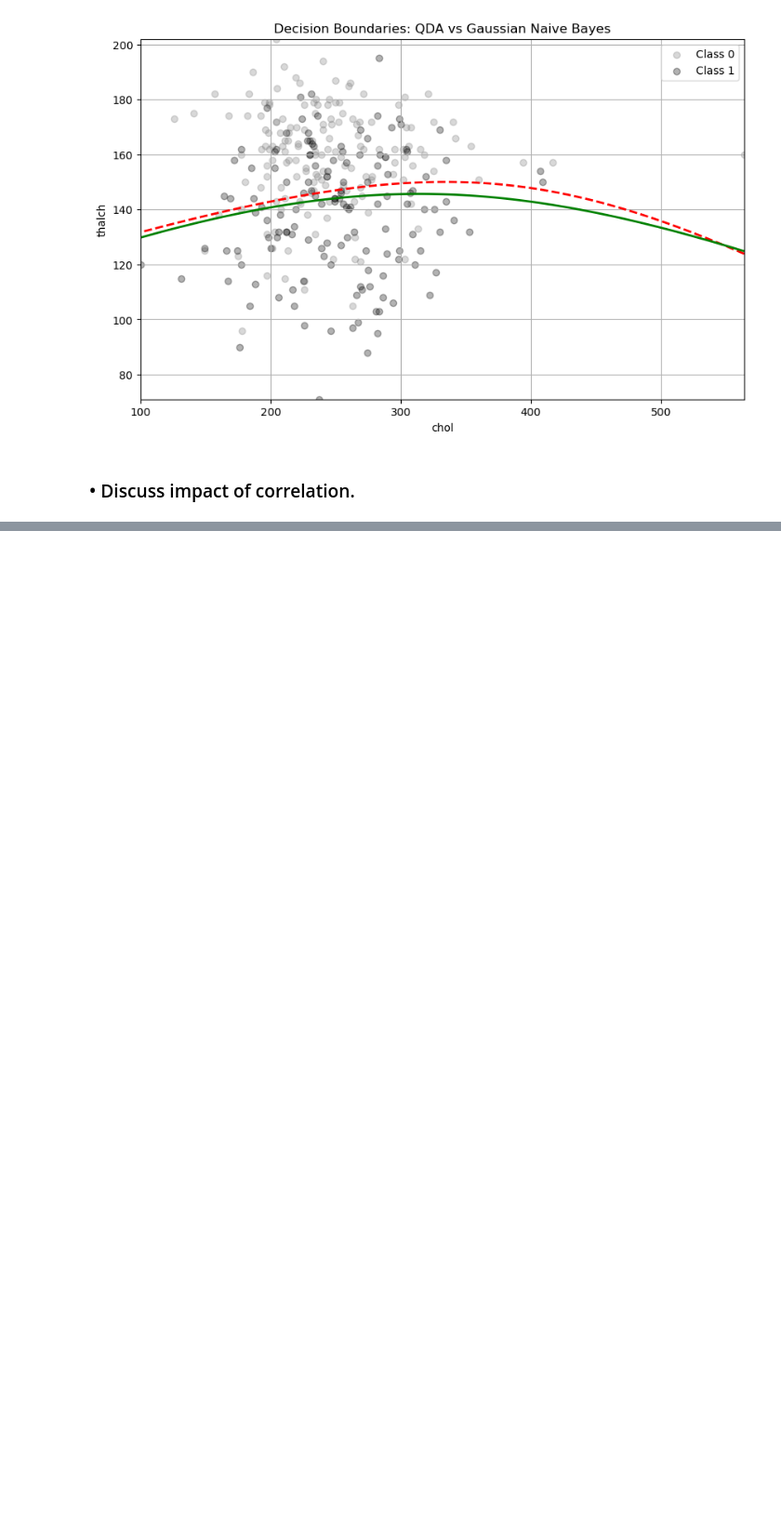
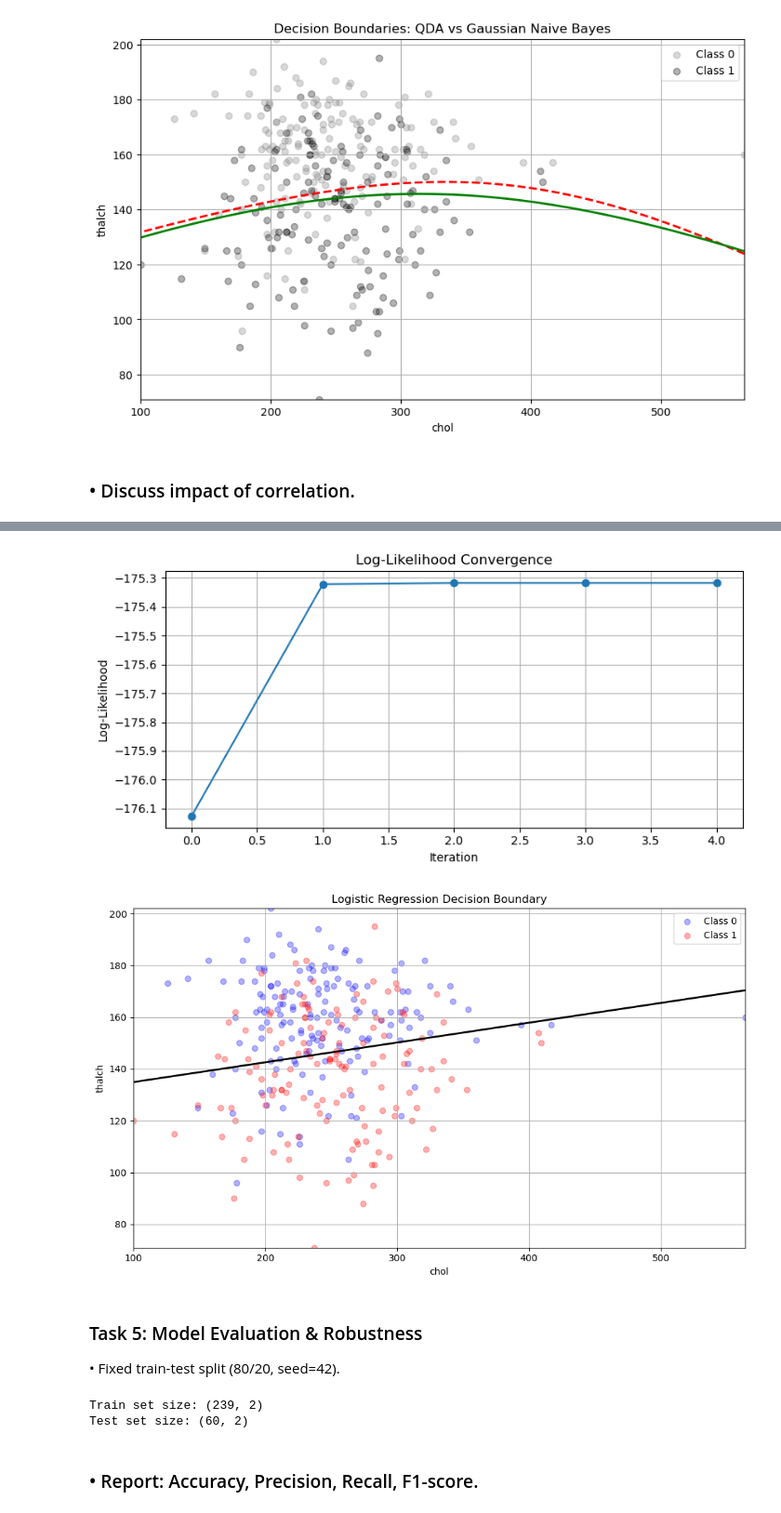
Before and after one commit to ParsaHaghighatgoo/-Cardiovascular-Risk-Prediction-, a Jupyter notebook: main.ipynb, the cells around one changed output, grey strips where cells are left out. Shown at 93% size. Drawn from its saved outputs; the diff is of its cells as text; code cells hidden in the pictures; blank space fills up the shorter version.

Commit message:
Task 7

```diff
--- a/main.ipynb
+++ b/main.ipynb
@@ -591,0 +715,68 @@ plt.show()
+# %%
+# 1. Plot log-likelihood over iterations
+plt.figure(figsize=(8, 4))
+plt.plot(log_likelihoods, marker='o')
+plt.title("Log-Likelihood Convergence")
+plt.xlabel("Iteration")
+plt.ylabel("Log-Likelihood")
+plt.grid(True)
+plt.tight_layout()
+plt.show()
+
+# 2. Plot decision boundary
+# Create grid
+x1_vals = np.linspace(X[:, 0].min(), X[:, 0].max(), 200)
+x2_vals = np.linspace(X[:, 1].min(), X[:, 1].max(), 200)
+X1_grid, X2_grid = np.meshgrid(x1_vals, x2_vals)
+grid_aug = np.c_[np.ones(X1_grid.ravel().shape), X1_grid.ravel(), X2_grid.ravel()]
+
+# Predict probabilities
+z = grid_aug @ weights
+probs = sigmoid(z).reshape(X1_grid.shape)
+
+# Plot boundary
+plt.figure(figsize=(10, 6))
+plt.contour(X1_grid, X2_grid, probs, levels=[0.5], colors='black', linewidths=2)
+plt.scatter(X[y.flatten() == 0][:, 0], X[y.flatten() == 0][:, 1], alpha=0.3, label="Class 0", color='blue')
+plt.scatter(X[y.flatten() == 1][:, 0], X[y.flatten() == 1][:, 1], alpha=0.3, label="Class 1", color='red')
+plt.title("Logistic Regression Decision Boundary")
+plt.xlabel("chol")
+plt.ylabel("thalch")
+plt.legend()
+plt.grid(True)
+plt.tight_layout()
+plt.show()
+# %% [output]
+[figure, added]
+[figure, added]
+# %% [markdown]
+### Task 5: Model Evaluation & Robustness
+• Fixed train-test split (80/20, seed=42).
+# %%
+# Reset full dataset (same 2 features)
+X_full = df_selected[["chol", "thalch"]].values
+y_full = df_selected["target"].values.reshape(-1, 1)
+
+# Shuffle and split
+np.random.seed(42)
+indices = np.random.permutation(len(X_full))
+split_index = int(0.8 * len(X_full))
+
+train_idx = indices[:split_index]
+test_idx = indices[split_index:]
+
+X_train, X_test = X_full[train_idx], X_full[test_idx]
+y_train, y_test = y_full[train_idx], y_full[test_idx]
+
+# Add bias term for logistic regression
+X_train_aug = np.hstack((np.ones((X_train.shape[0], 1)), X_train))
+X_test_aug = np.hstack((np.ones((X_test.shape[0], 1)), X_test))
+
+# Confirm sizes
+print("Train set size:", X_train.shape)
+print("Test set size:", X_test.shape)
+# %% [output]
+Train set size: (239, 2)
+Test set size: (60, 2)
+# %% [markdown]
+### • Report: Accuracy, Precision, Recall, F1-score.
```
Also changed, not shown: parts of 19 cells of this notebook, 1 other file.
